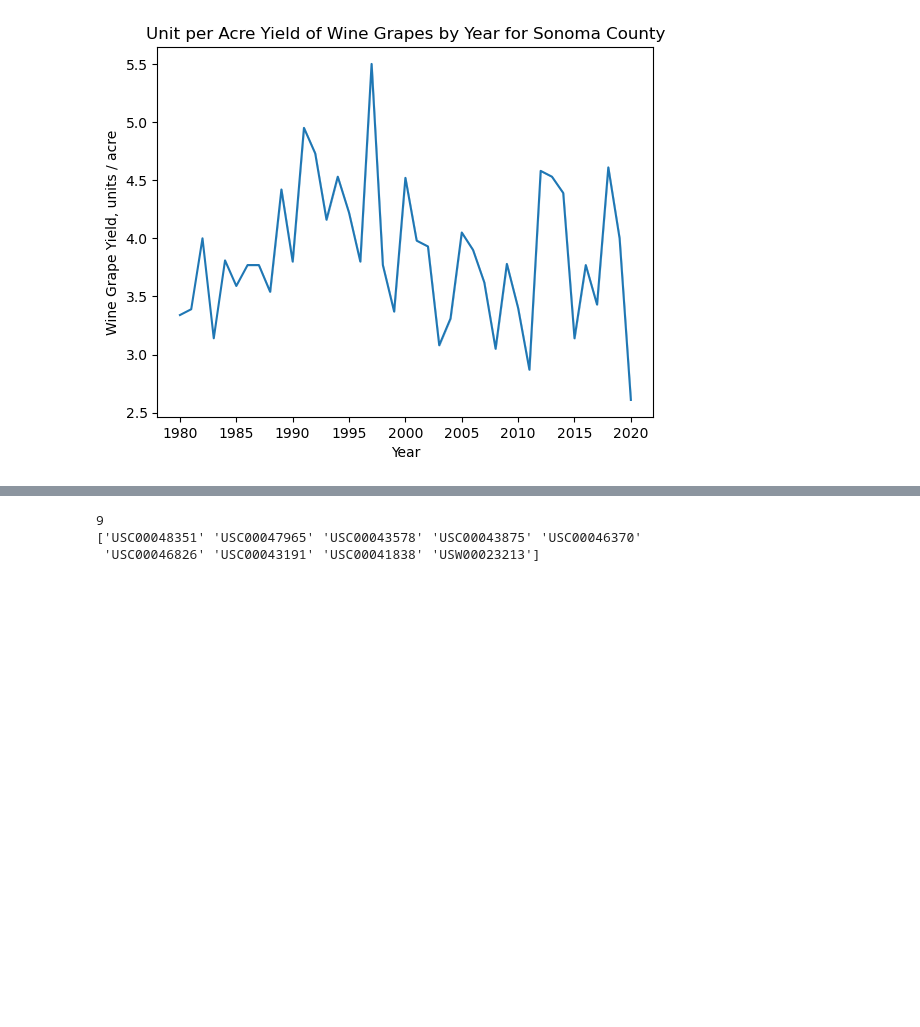
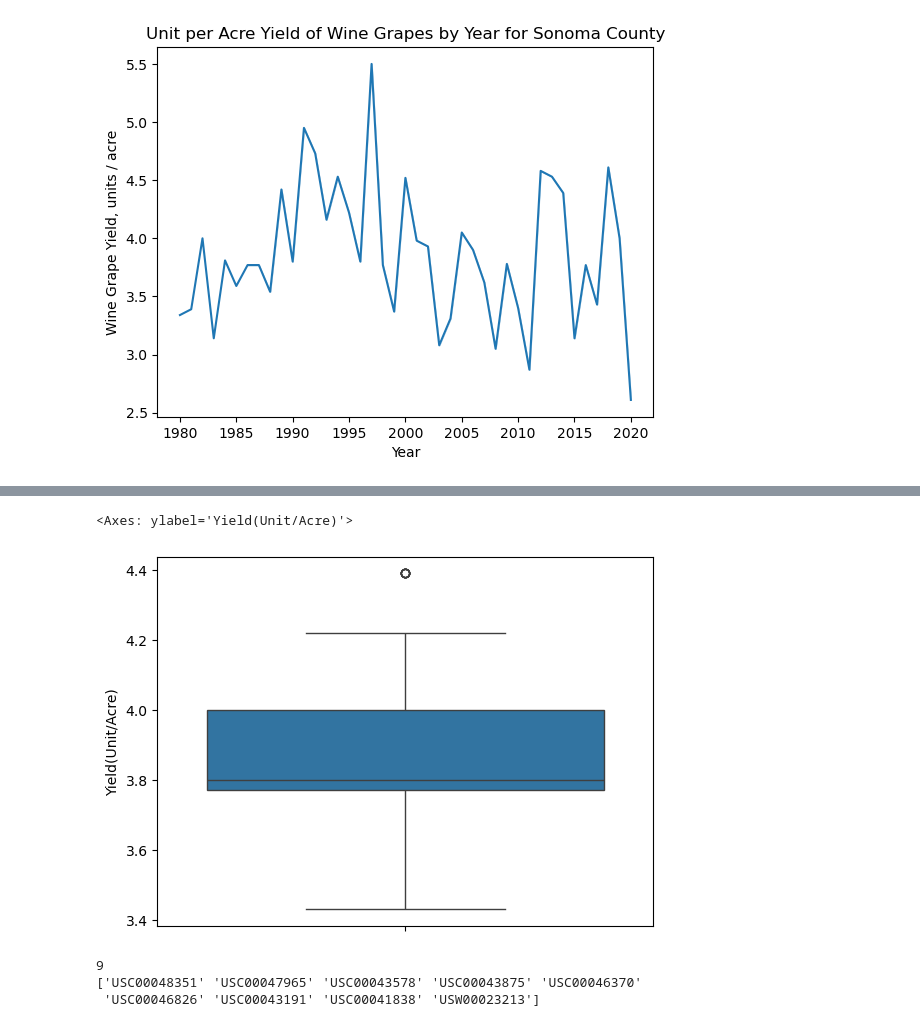
Before and after one commit to coldzonemt/Capstone_2, a Jupyter notebook: Modeling.ipynb, the cells around one changed output, grey strips where cells are left out. Drawn from its saved outputs; the diff is of its cells as text; code cells hidden in the pictures; blank space fills up the shorter version.

```diff
--- a/Modeling.ipynb
+++ b/Modeling.ipynb
@@ -71,0 +97,3 @@ plt.title('Unit per Acre Yield of Wine Grapes by Year for Sonoma County');
+# %%
+data_drop = df[(df['Yield(Unit/Acre)'] >= Q1) & (df['Yield(Unit/Acre)'] <= Q3)]
+data_drop
@@ -72,3 +119,8 @@ plt.title('Unit per Acre Yield of Wine Grapes by Year for Sonoma County');
+# %%
+sns.boxplot(data_drop['Yield(Unit/Acre)'])
+# %% [output]
+<Axes: ylabel='Yield(Unit/Acre)'>
+[figure, added]
 # %%
 # only drop a column that won't have an impact on my selection
 df = df.drop(['County'], axis=1)
```
Also changed, not shown: parts of 29 cells of this notebook, 2 other files.
